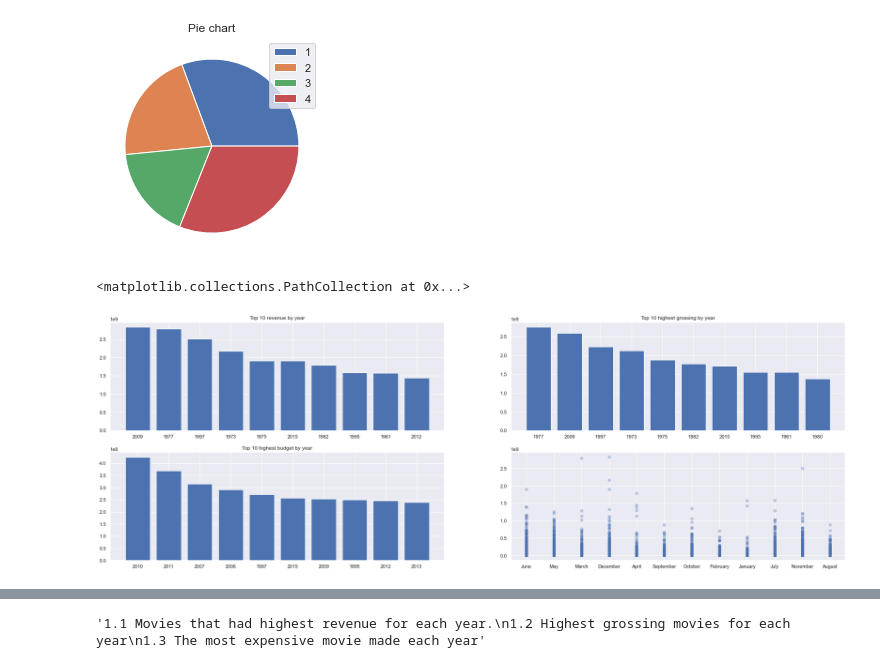
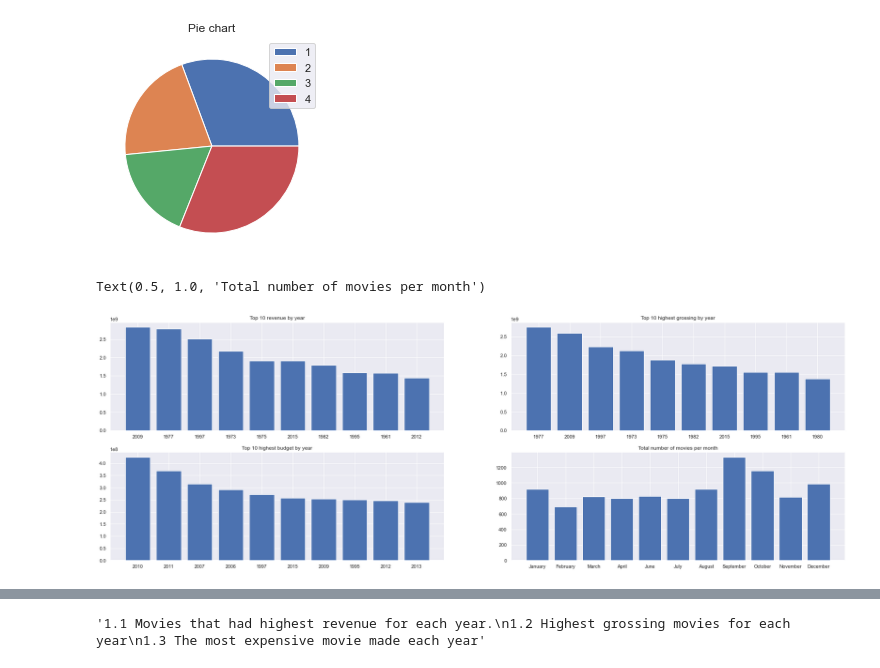
Before and after one commit to DO1795/tmdb_movies_analysis, a Jupyter notebook: Investigating_a_dataset.ipynb, the cells around one changed output, grey strips where cells are left out. Saved outputs shown, nothing was run; the diff lists cells and outputs as text; code cells hidden in the pictures.

```diff
--- a/Investigating_a_dataset.ipynb
+++ b/Investigating_a_dataset.ipynb
@@ -792,17 +884,26 @@ plt.legend(["1", "2", "3", "4"])
 # %%
 
 fig, ((ax1, ax2), (ax3, ax4)) = plt.subplots(2,2,figsize=(30, 10))
 
 ax1.bar(top_ten_highest_revenue['release_year'], top_ten_highest_revenue['revenue'])
 ax1.set_title("Top 10 revenue by year")
 
 ax2.bar(top_ten_highest_grossing['release_year'], top_ten_highest_grossing['grossing'])
 ax2.set_title("Top 10 highest grossing by year")
 
 ax3.bar(top_ten_highest_budget['release_year'], top_ten_highest_budget['budget'])
 ax3.set_title("Top 10 highest budget by year")
 
-ax4.scatter(df['month'], df['revenue'], alpha = 0.3)
+
+month_order = ["January", "February", "March", "April", "June", "July", "August",
+               "September", "October", "November", "December"]
+
+#num_movies_df = df.groupby(["month"]).sum().reindex(month_order)
+
+num_movies_df = df.groupby(["month"]).size().reindex(month_order).reset_index(name = "number_of_movies")
+ax4.bar(num_movies_df["month"], num_movies_df["number_of_movies"])
+plt.title("Total number of movies per month")
+#ax4.scatter(df['month'], df['revenue'], alpha = 0.3);
 # %% [output]
-<matplotlib.collections.PathCollection at 0x...>
+Text(0.5, 1.0, 'Total number of movies per month')
-[figure, old version]
+[figure, new version]
```
Also changed, not shown: parts of 63 cells of this notebook.
